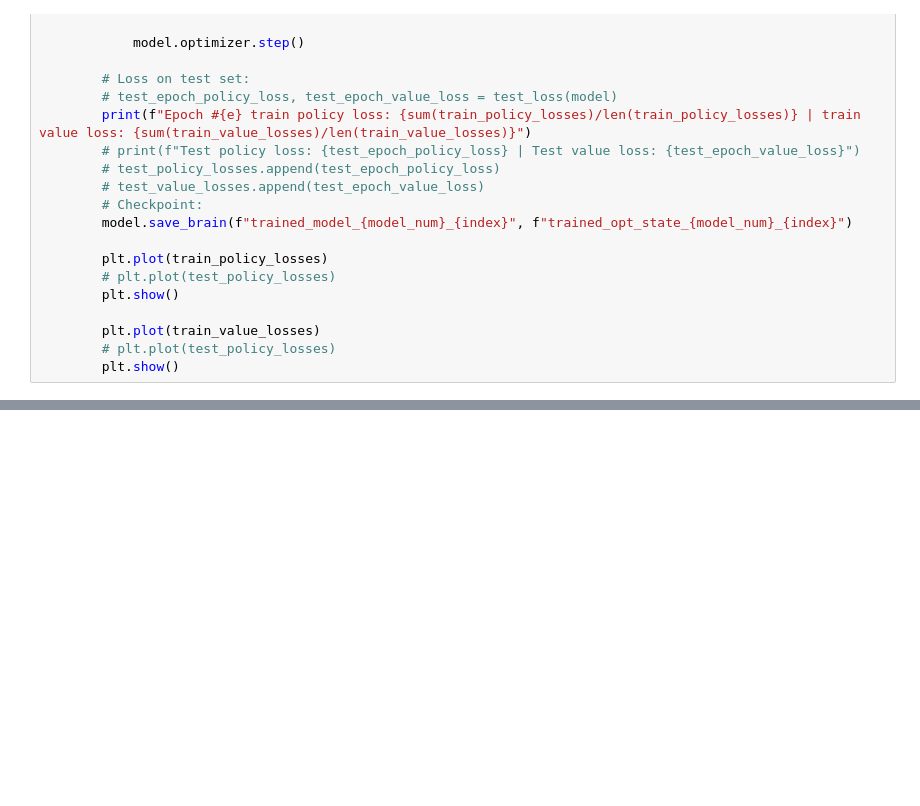
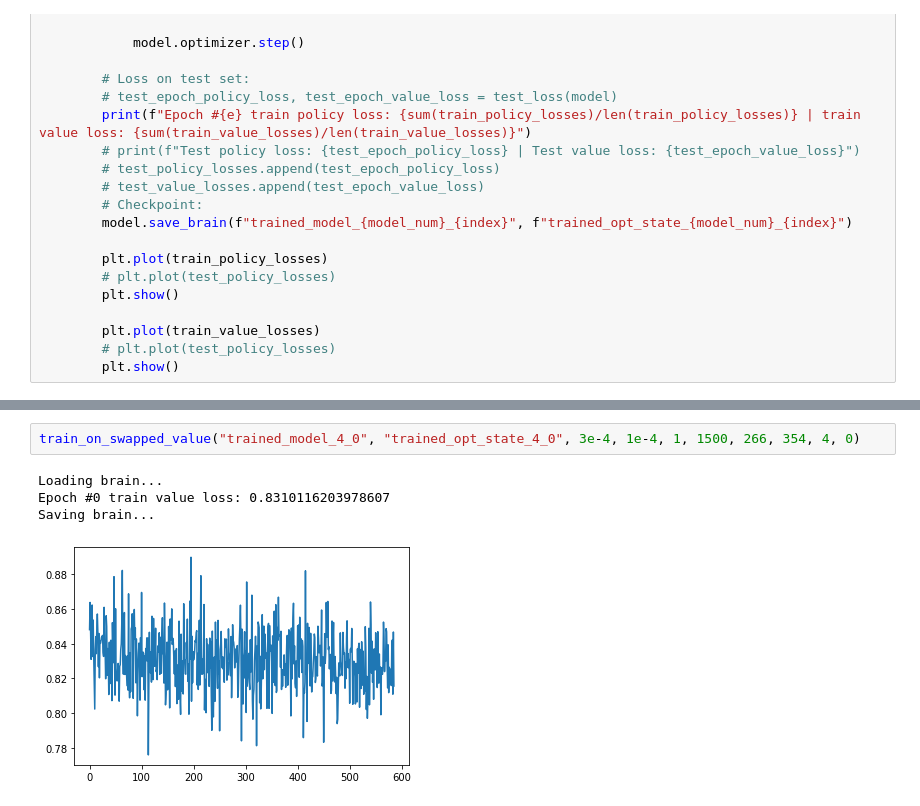
Before and after one commit to iejMac/TTTArena, a Jupyter notebook: mcts/supervised_train.ipynb, the cells around one changed output, grey strips where cells are left out. Saved outputs shown, nothing was run; the diff lists cells and outputs as text; blank space fills up the shorter version.

```diff
--- a/mcts/supervised_train.ipynb
+++ b/mcts/supervised_train.ipynb
@@ -93 +139,8 @@ Saving brain...
+# %%
+train_on_swapped_value("trained_model_4_0", "trained_opt_state_4_0", 3e-4, 1e-4, 1, 1500, 266, 354, 4, 0)
+# %% [output]
+Loading brain...
+Epoch #0 train value loss: 0.8310116203978607
+Saving brain...
+[figure, added]
 # %%
```
Also changed, not shown: parts of 4 cells of this notebook, 3 other files.
